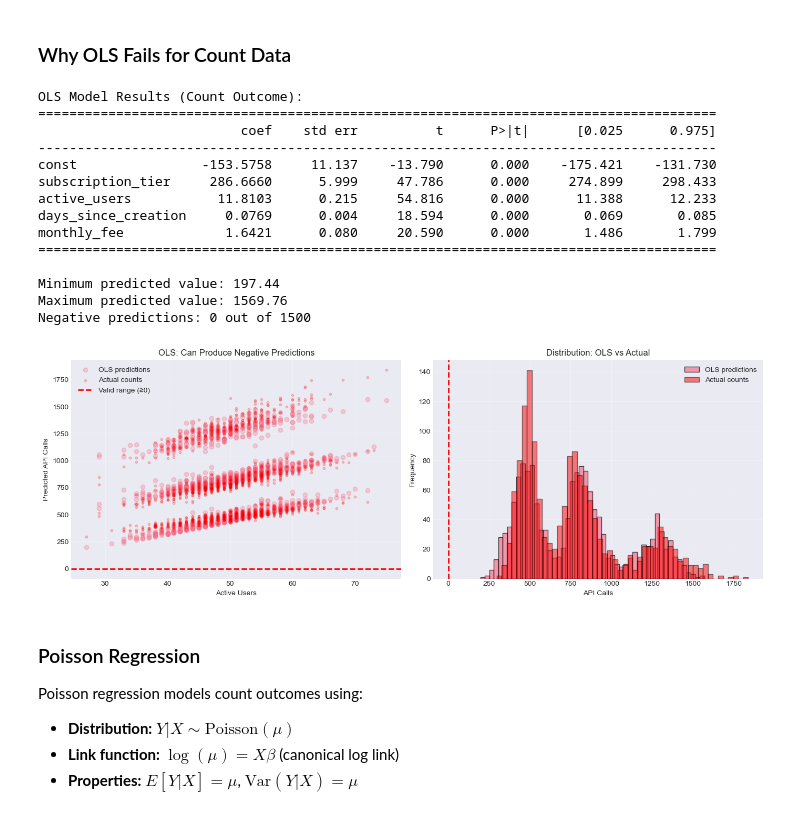
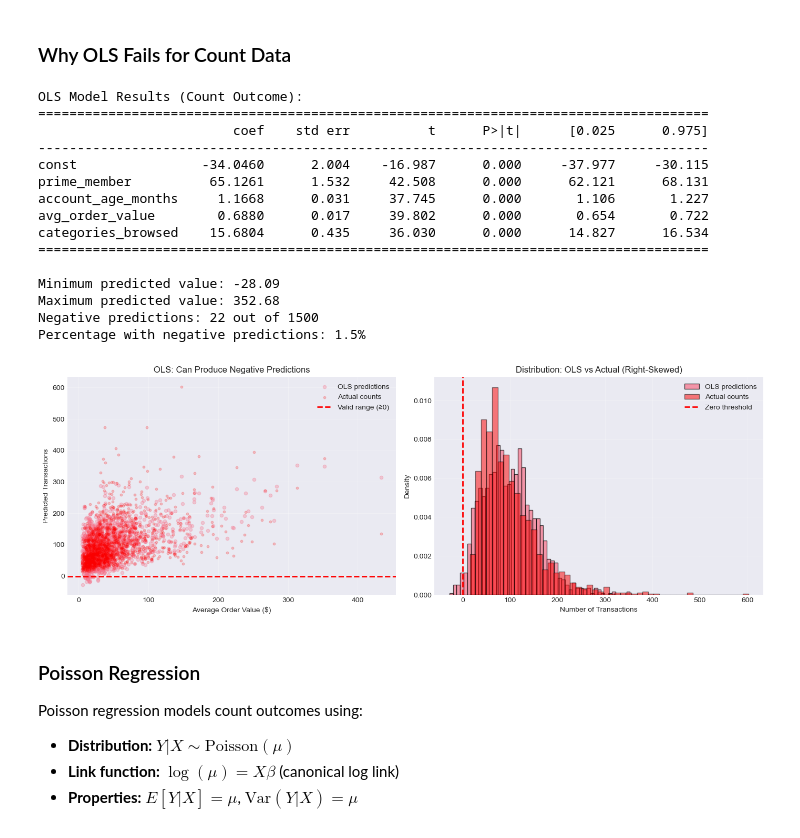
Before and after one commit to a-ospan/econ-5140-code, a Jupyter notebook: lesson1_glm_demo.ipynb, the cells around one changed output. Saved outputs shown, nothing was run; the diff lists cells and outputs as text; code cells hidden in the pictures.

Commit message:
Update count outcome example to Amazon transactions and fix pseudo R-squared calculation

```diff
--- a/lesson1_glm_demo.ipynb
+++ b/lesson1_glm_demo.ipynb
@@ -453,62 +455,64 @@ Variance/Mean ratio: 131.98
 ### Why OLS Fails for Count Data
 # %%
 # Try OLS on count outcome
-X_count_ols = sm.add_constant(df_api[['subscription_tier', 'active_users',
-                                       'days_since_creation', 'monthly_fee']])
-ols_count_model = sm.OLS(df_api['api_calls'], X_count_ols).fit()
+X_count_ols = sm.add_constant(df_transactions[['prime_member', 'account_age_months',
+                                                 'avg_order_value', 'categories_browsed']])
+ols_count_model = sm.OLS(df_transactions['transactions'], X_count_ols).fit()
 
 # Predict counts
 ols_count_pred = ols_count_model.predict(X_count_ols)
 
 print("OLS Model Results (Count Outcome):")
 print(ols_count_model.summary().tables[1])
 print(f"\nMinimum predicted value: {ols_count_pred.min():.2f}")
 print(f"Maximum predicted value: {ols_count_pred.max():.2f}")
 print(f"Negative predictions: {(ols_count_pred < 0).sum()} out of {len(ols_count_pred)}")
+print(f"Percentage with negative predictions: {(ols_count_pred < 0).sum() / len(ols_count_pred) * 100:.1f}%")
 
 # Visualize the problem
 fig, axes = plt.subplots(1, 2, figsize=(14, 5))
 
 # Plot 1: Predictions vs actual
-axes[0].scatter(df_api['active_users'], ols_count_pred, alpha=0.3, label='OLS predictions')
-axes[0].scatter(df_api['active_users'], df_api['api_calls'], alpha=0.2,
+axes[0].scatter(df_transactions['avg_order_value'], ols_count_pred, alpha=0.3, label='OLS predictions', s=20)
+axes[0].scatter(df_transactions['avg_order_value'], df_transactions['transactions'], alpha=0.2,
                 color='red', s=10, label='Actual counts')
 axes[0].axhline(y=0, color='r', linestyle='--', linewidth=2, label='Valid range (≥0)')
-axes[0].set_xlabel('Active Users')
-axes[0].set_ylabel('Predicted API Calls')
+axes[0].set_xlabel('Average Order Value ($)')
+axes[0].set_ylabel('Predicted Transactions')
 axes[0].set_title('OLS: Can Produce Negative Predictions')
 axes[0].legend()
 axes[0].grid(True, alpha=0.3)
 
 # Plot 2: Distribution of predictions
-axes[1].hist(ols_count_pred, bins=50, edgecolor='black', alpha=0.7, label='OLS predictions')
-axes[1].hist(df_api['api_calls'], bins=50, edgecolor='black', alpha=0.5,
-             color='red', label='Actual counts')
-axes[1].axvline(x=0, color='r', linestyle='--', linewidth=2)
-axes[1].set_xlabel('API Calls')
-axes[1].set_ylabel('Frequency')
-axes[1].set_title('Distribution: OLS vs Actual')
+axes[1].hist(ols_count_pred, bins=50, edgecolor='black', alpha=0.7, label='OLS predictions', density=True)
+axes[1].hist(df_transactions['transactions'], bins=50, edgecolor='black', alpha=0.5,
+             color='red', label='Actual counts', density=True)
+axes[1].axvline(x=0, color='r', linestyle='--', linewidth=2, label='Zero threshold')
+axes[1].set_xlabel('Number of Transactions')
+axes[1].set_ylabel('Density')
+axes[1].set_title('Distribution: OLS vs Actual (Right-Skewed)')
 axes[1].legend()
 axes[1].grid(True, alpha=0.3)
 
 plt.tight_layout()
 plt.show()
 # %% [output]
 OLS Model Results (Count Outcome):
-=======================================================================================
-                          coef    std err          t      P>|t|      [0.025      0.975]
----------------------------------------------------------------------------------------
-const                -153.5758     11.137    -13.790      0.000    -175.421    -131.730
-subscription_tier     286.6660      5.999     47.786      0.000     274.899     298.433
-active_users           11.8103      0.215     54.816      0.000      11.388      12.233
-days_since_creation     0.0769      0.004     18.594      0.000       0.069       0.085
-monthly_fee             1.6421      0.080     20.590      0.000       1.486       1.799
-=======================================================================================
+======================================================================================
+                         coef    std err          t      P>|t|      [0.025      0.975]
+--------------------------------------------------------------------------------------
+const                -34.0460      2.004    -16.987      0.000     -37.977     -30.115
+prime_member          65.1261      1.532     42.508      0.000      62.121      68.131
+account_age_months     1.1668      0.031     37.745      0.000       1.106       1.227
+avg_order_value        0.6880      0.017     39.802      0.000       0.654       0.722
+categories_browsed    15.6804      0.435     36.030      0.000      14.827      16.534
+======================================================================================
 
-Minimum predicted value: 197.44
-Maximum predicted value: 1569.76
-Negative predictions: 0 out of 1500
+Minimum predicted value: -28.09
+Maximum predicted value: 352.68
+Negative predictions: 22 out of 1500
+Percentage with negative predictions: 1.5%
-[figure, old version]
+[figure, new version]
 # %% [markdown]
 ### Poisson Regression
 
```
Also changed, not shown: parts of 7 cells of this notebook.
